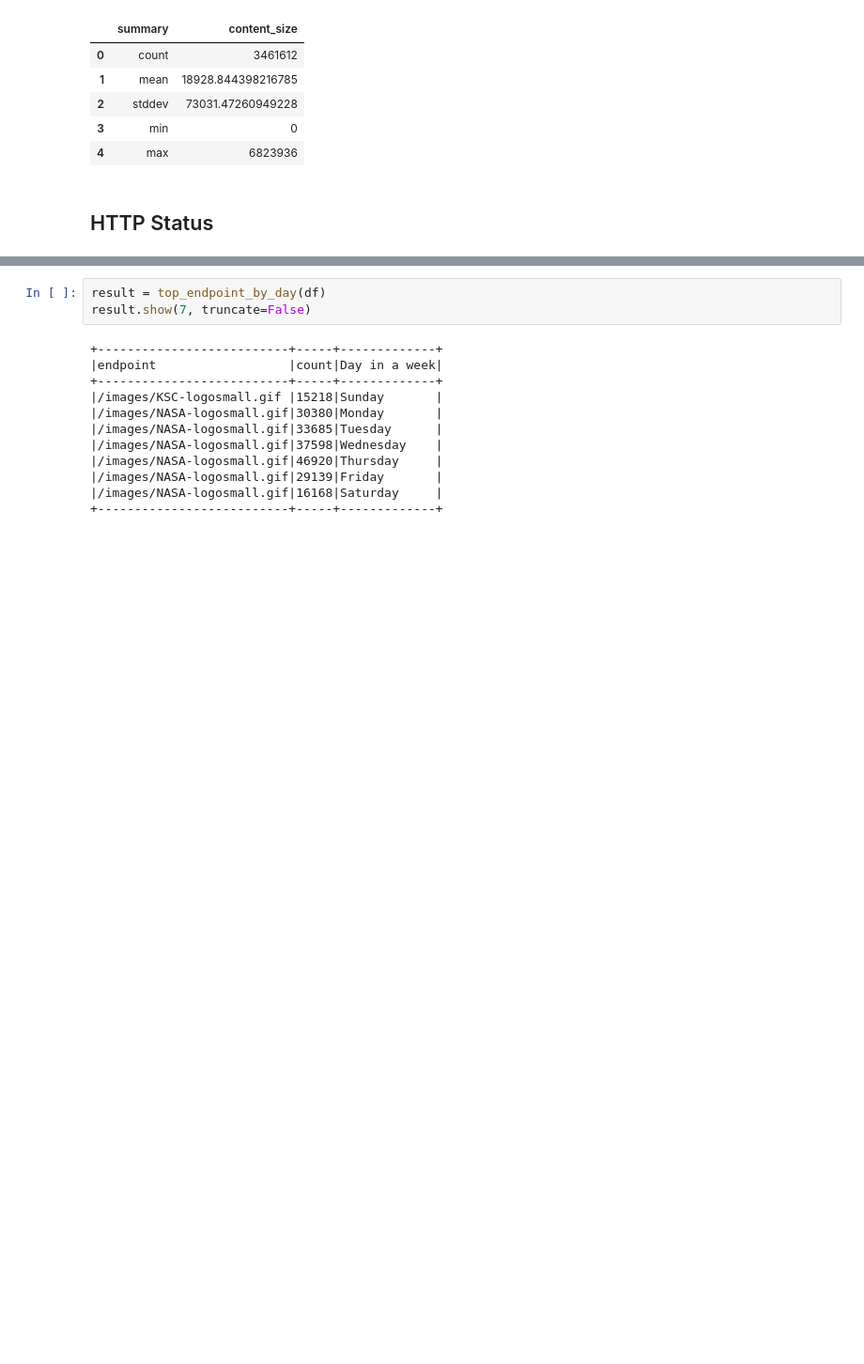
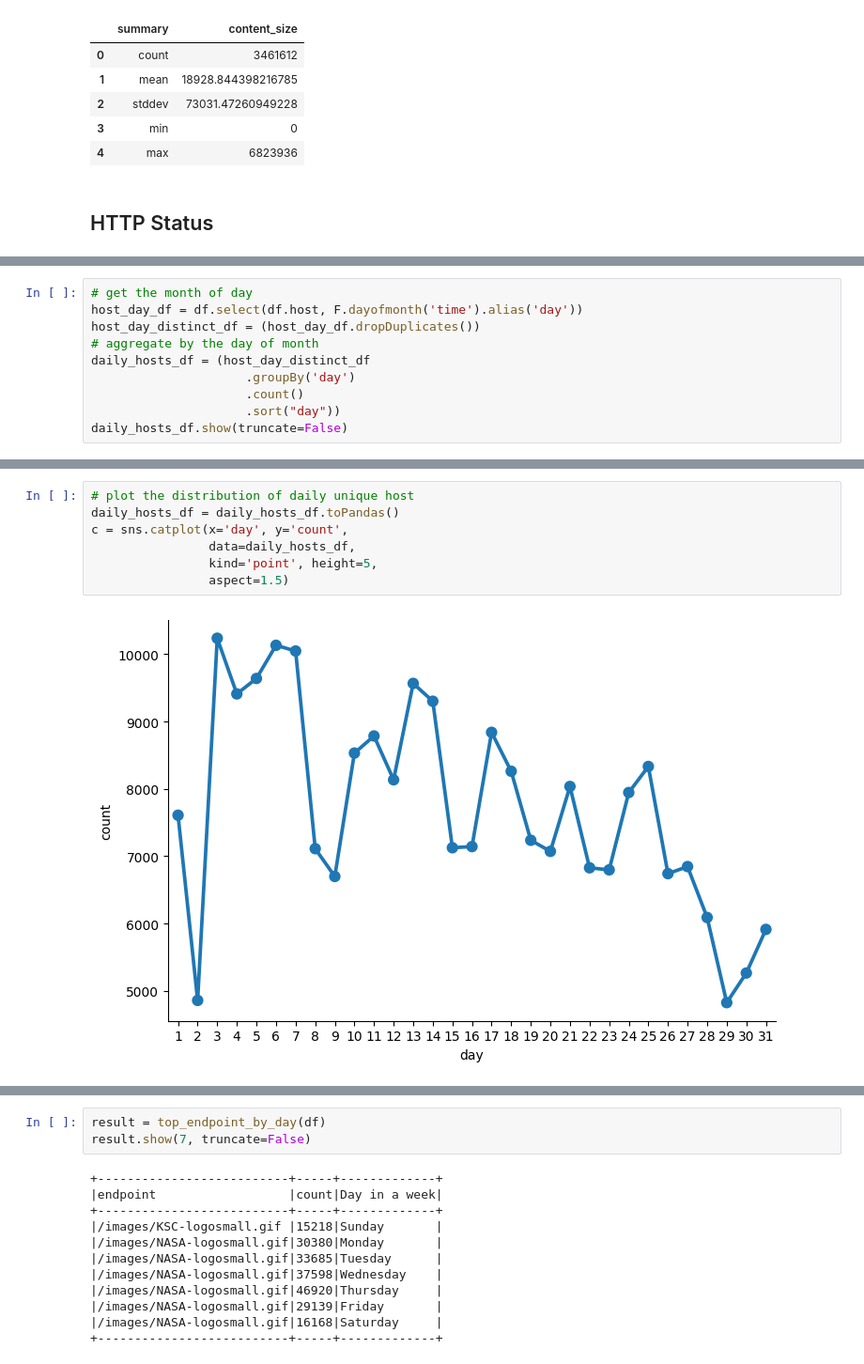
Before and after one commit to XinyiWang-Jessica/log-streaming-analytics, a Jupyter notebook: nasa_log_analysis.ipynb, the cells around one changed output, grey strips where cells are left out. Shown: that part at 94% size. Saved outputs shown, nothing was run; the diff lists cells and outputs as text; blank space fills up the shorter version.

```diff
--- a/nasa_log_analysis.ipynb
+++ b/nasa_log_analysis.ipynb
@@ -201,0 +249,10 @@ top_endpoint(df,10).show(truncate=False)
+# %%
+# get the month of day
+host_day_df = df.select(df.host, F.dayofmonth('time').alias('day'))
+host_day_distinct_df = (host_day_df.dropDuplicates())
+# aggregate by the day of month
+daily_hosts_df = (host_day_distinct_df
+                     .groupBy('day')
+                     .count()
+                     .sort("day"))
+daily_hosts_df.show(truncate=False)
@@ -201,0 +278,9 @@ top_endpoint(df,10).show(truncate=False)
+# %%
+# plot the distribution of daily unique host
+daily_hosts_df = daily_hosts_df.toPandas()
+c = sns.catplot(x='day', y='count',
+                data=daily_hosts_df,
+                kind='point', height=5,
+                aspect=1.5)
+# %% [output]
+[figure, added]
```
Also changed, not shown: parts of 45 cells of this notebook.
